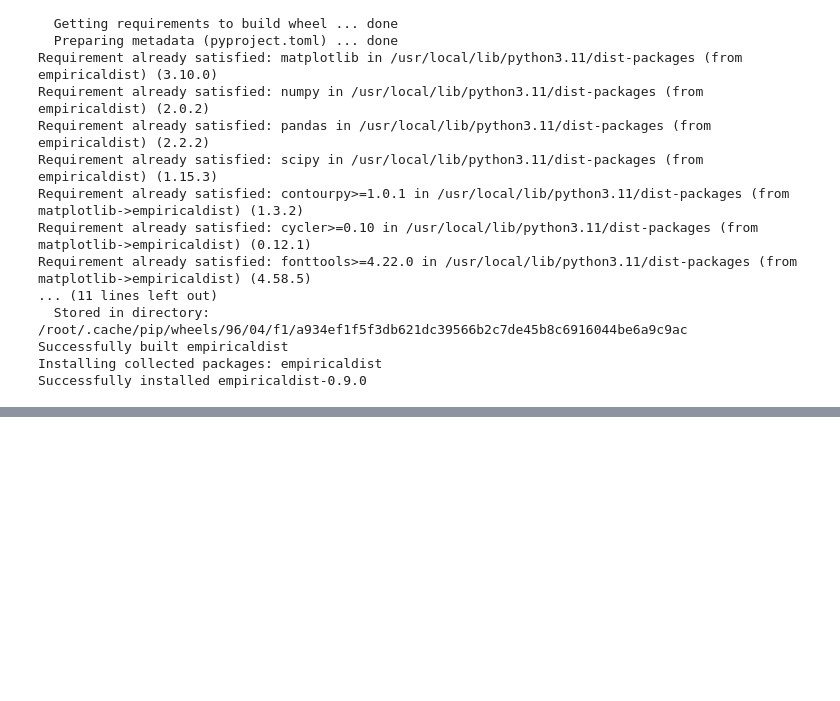
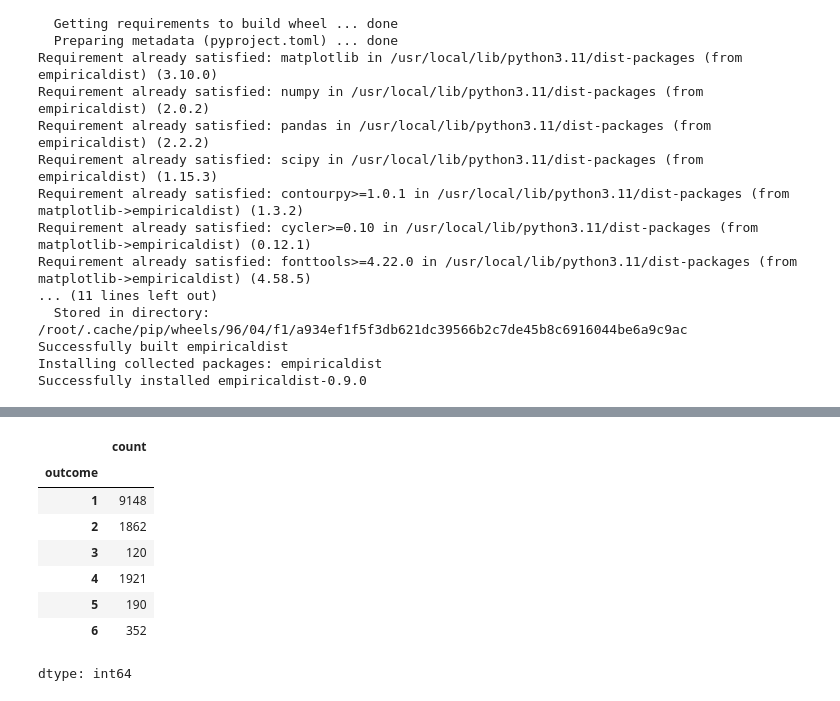
Before and after one commit to jayanthbagare/allendowney, a Jupyter notebook: ThinkStats/Chapter1_TS.ipynb, the cells around one changed output, grey strips where cells are left out. Saved outputs shown, nothing was run; the diff lists cells and outputs as text; code cells hidden in the pictures; blank space fills up the shorter version.

```diff
--- a/ThinkStats/Chapter1_TS.ipynb
+++ b/ThinkStats/Chapter1_TS.ipynb
@@ -49,0 +107,12 @@ from thinkstats import decorate
+# %%
+preg["outcome"].value_counts().sort_index()
+# %% [output]
+|  | count |
+| outcome |  |
+| 1 | 9148 |
+| 2 | 1862 |
+| 3 | 120 |
+| 4 | 1921 |
+| 5 | 190 |
+| 6 | 352 |
+dtype: int64
```
Also changed, not shown: parts of 16 cells of this notebook.
